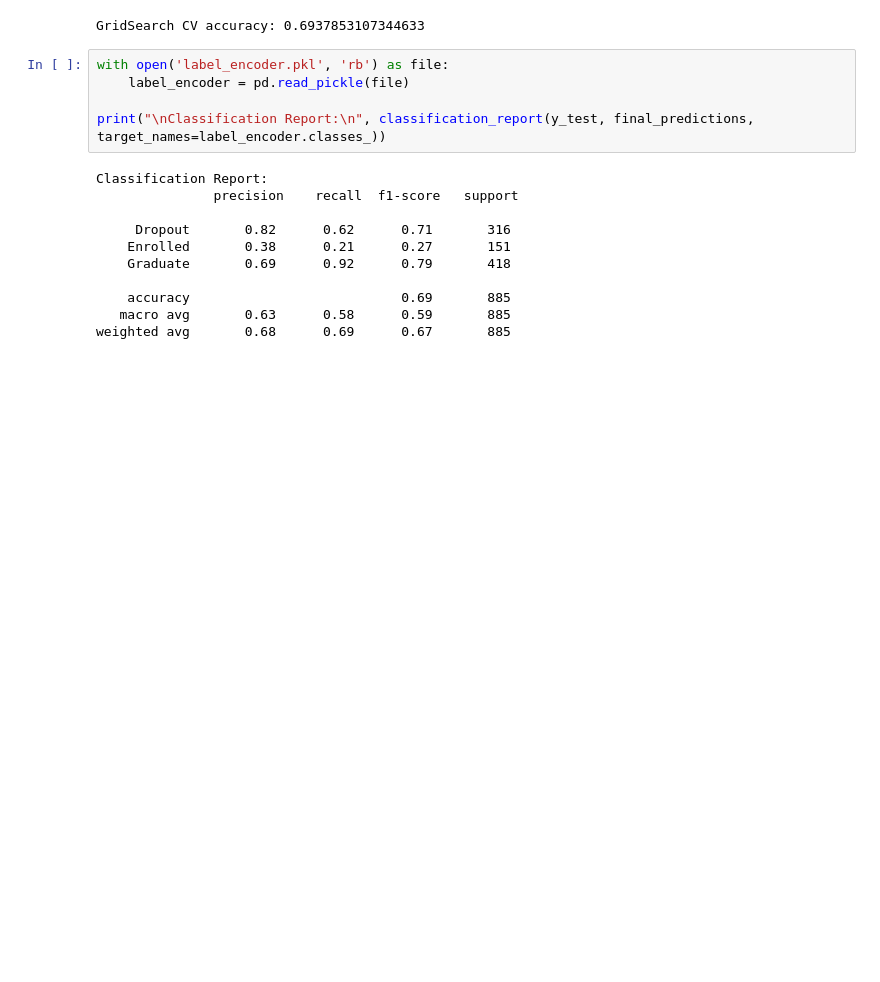
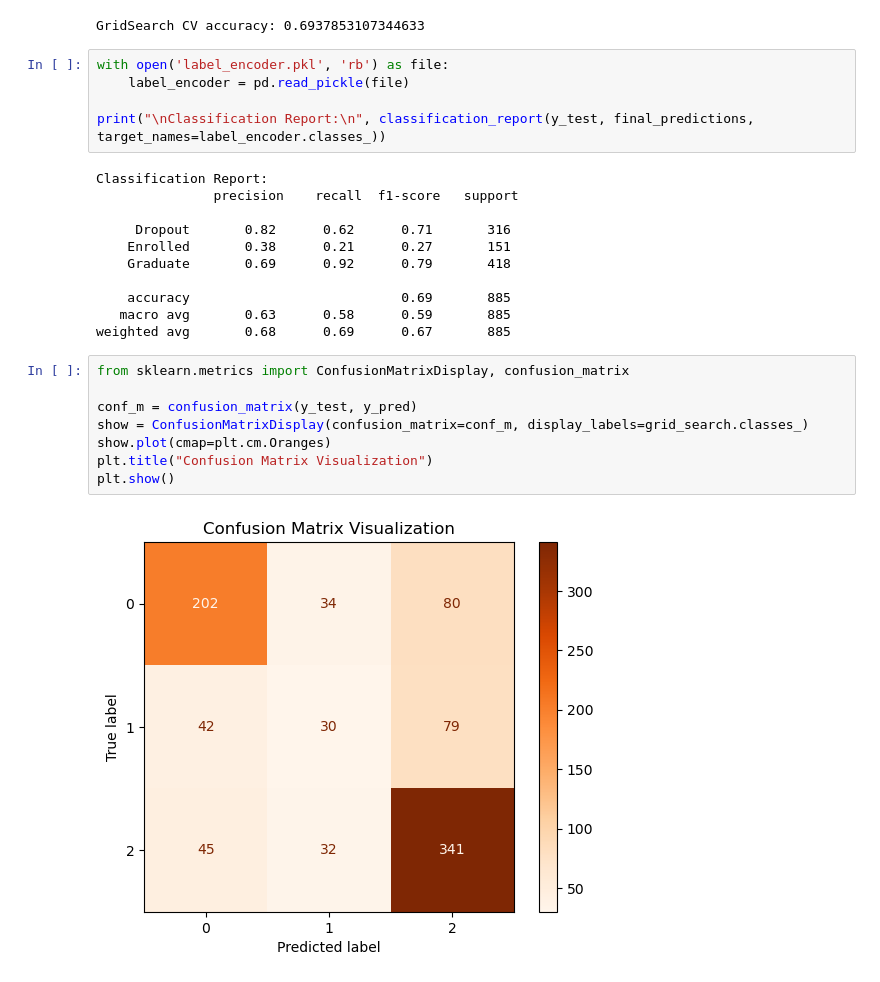
Before and after one commit to russjm/CS4641, a Jupyter notebook: models/knn.ipynb, the cells around one changed output. Cells and saved outputs as stored; diff of their text form; blank space fills up the shorter version.

Commit message:
added visualization to knn

```diff
--- a/models/knn.ipynb
+++ b/models/knn.ipynb
@@ -100,3 +100,13 @@ Classification Report:
     accuracy                           0.69       885
    macro avg       0.63      0.58      0.59       885
 weighted avg       0.68      0.69      0.67       885
+# %%
+from sklearn.metrics import ConfusionMatrixDisplay, confusion_matrix
+
+conf_m = confusion_matrix(y_test, y_pred)
+show = ConfusionMatrixDisplay(confusion_matrix=conf_m, display_labels=grid_search.classes_)
+show.plot(cmap=plt.cm.Oranges)
+plt.title("Confusion Matrix Visualization")
+plt.show()
+# %% [output]
+[figure, added]
```
